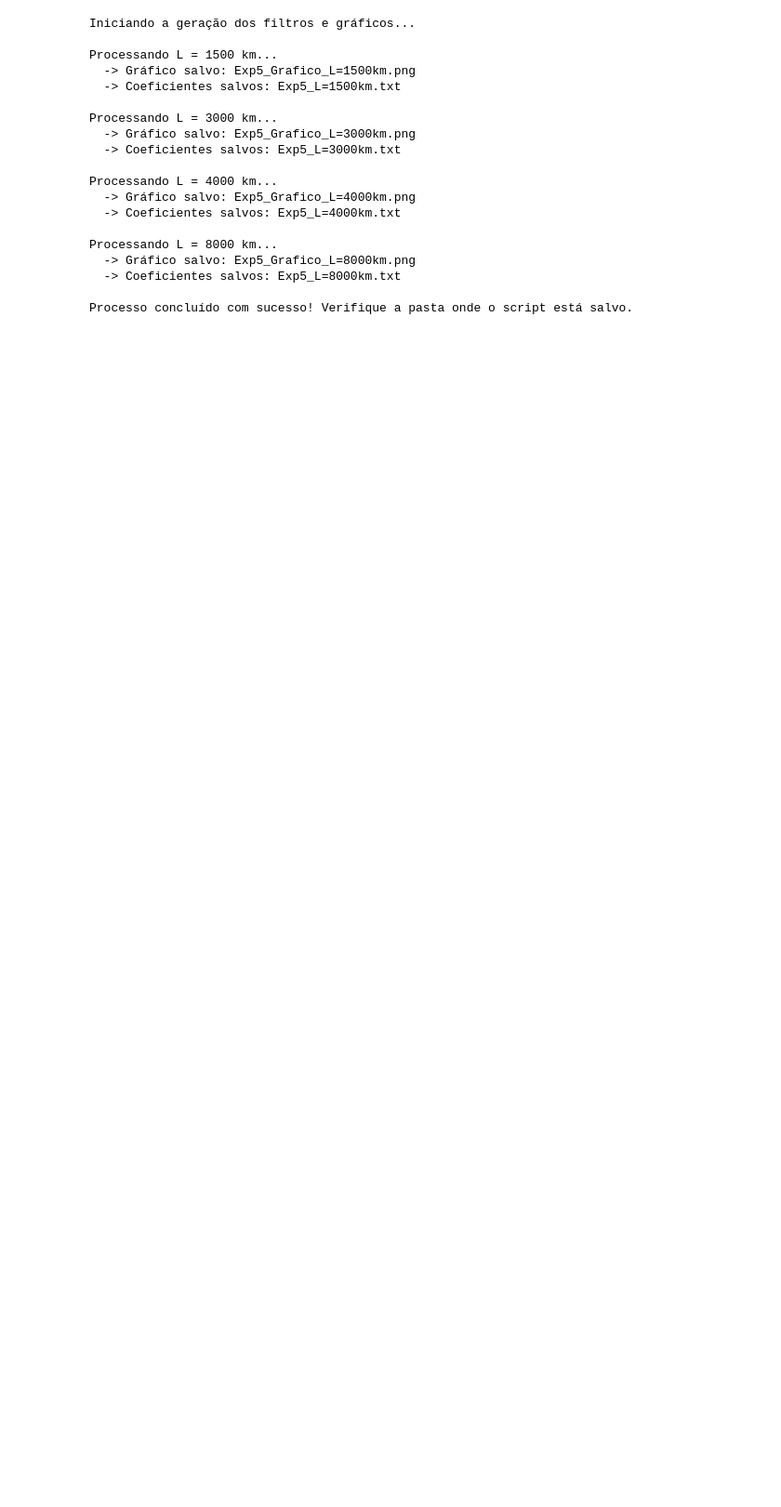
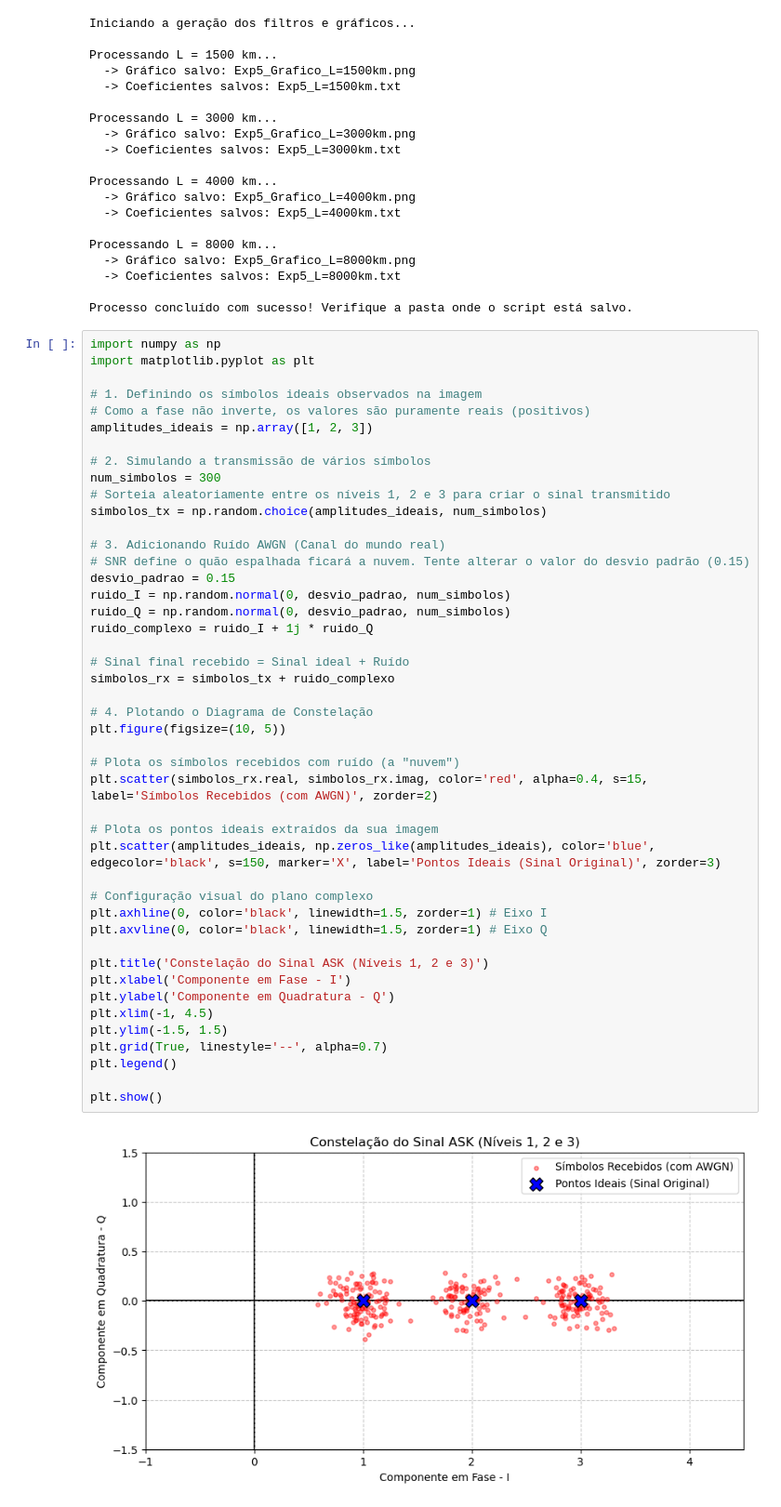
Before and after one commit to elmerfariass/LPC, a Jupyter notebook: LPC5.ipynb, the cells around one changed output. Shown at 93% size. Cells and saved outputs as stored; diff of their text form; blank space fills up the shorter version.

```diff
--- a/LPC5.ipynb
+++ b/LPC5.ipynb
@@ -108,3 +108,50 @@ Processando L = 8000 km...
   -> Coeficientes salvos: Exp5_L=8000km.txt
 
 Processo concluído com sucesso! Verifique a pasta onde o script está salvo.
+# %%
+import numpy as np
+import matplotlib.pyplot as plt
+
+# 1. Definindo os símbolos ideais observados na imagem
+# Como a fase não inverte, os valores são puramente reais (positivos)
+amplitudes_ideais = np.array([1, 2, 3])
+
+# 2. Simulando a transmissão de vários símbolos
+num_simbolos = 300
+# Sorteia aleatoriamente entre os níveis 1, 2 e 3 para criar o sinal transmitido
+simbolos_tx = np.random.choice(amplitudes_ideais, num_simbolos)
+
+# 3. Adicionando Ruído AWGN (Canal do mundo real)
+# SNR define o quão espalhada ficará a nuvem. Tente alterar o valor do desvio padrão (0.15)
+desvio_padrao = 0.15
+ruido_I = np.random.normal(0, desvio_padrao, num_simbolos)
+ruido_Q = np.random.normal(0, desvio_padrao, num_simbolos)
+ruido_complexo = ruido_I + 1j * ruido_Q
+
+# Sinal final recebido = Sinal ideal + Ruído
+simbolos_rx = simbolos_tx + ruido_complexo
+
+# 4. Plotando o Diagrama de Constelação
+plt.figure(figsize=(10, 5))
+
+# Plota os símbolos recebidos com ruído (a "nuvem")
+plt.scatter(simbolos_rx.real, simbolos_rx.imag, color='red', alpha=0.4, s=15, label='Símbolos Recebidos (com AWGN)', zorder=2)
+
+# Plota os pontos ideais extraídos da sua imagem
+plt.scatter(amplitudes_ideais, np.zeros_like(amplitudes_ideais), color='blue', edgecolor='black', s=150, marker='X', label='Pontos Ideais (Sinal Original)', zorder=3)
+
+# Configuração visual do plano complexo
+plt.axhline(0, color='black', linewidth=1.5, zorder=1) # Eixo I
+plt.axvline(0, color='black', linewidth=1.5, zorder=1) # Eixo Q
+
+plt.title('Constelação do Sinal ASK (Níveis 1, 2 e 3)')
+plt.xlabel('Componente em Fase - I')
+plt.ylabel('Componente em Quadratura - Q')
+plt.xlim(-1, 4.5)
+plt.ylim(-1.5, 1.5)
+plt.grid(True, linestyle='--', alpha=0.7)
+plt.legend()
+
+plt.show()
+# %% [output]
+[figure, added]
```
